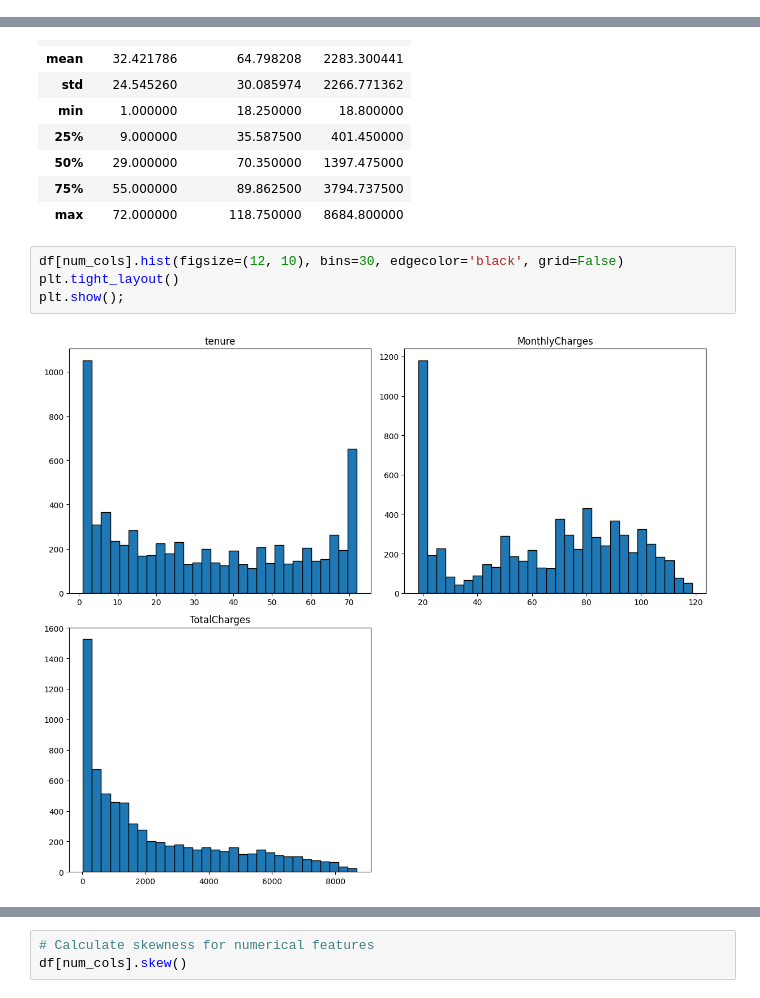
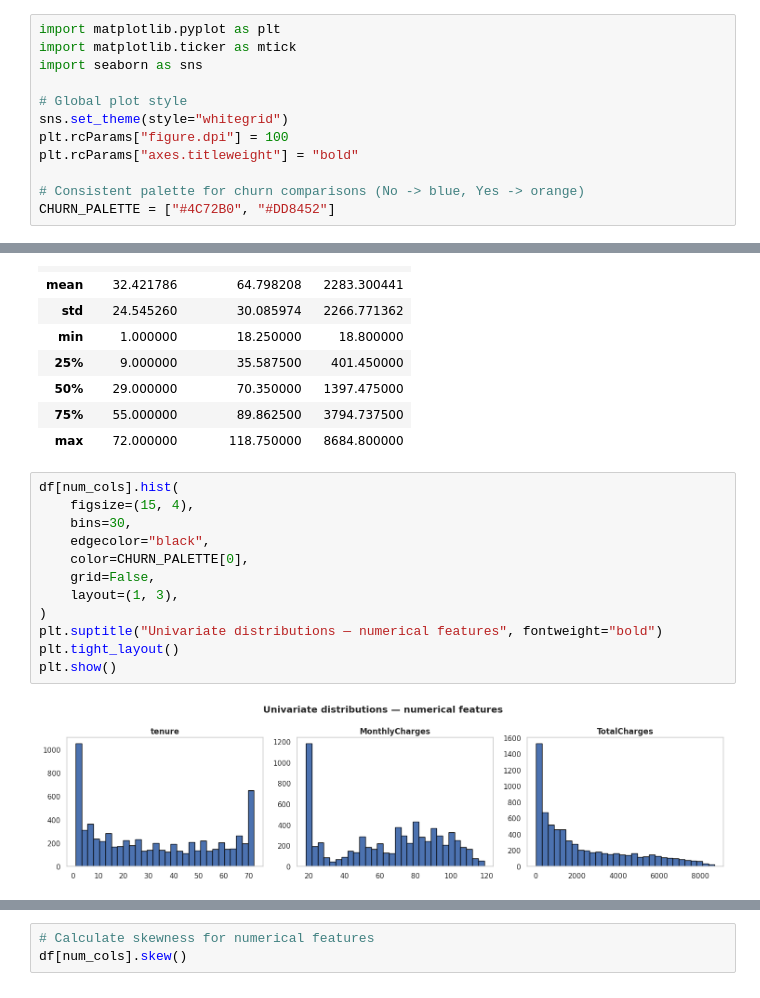
Before and after one commit to vinicius-goulart/health-churn-analysis, a Jupyter notebook: notebooks/01_eda.ipynb, the cells around one changed output, grey strips where cells are left out. Cells and saved outputs as stored; diff of their text form.

```diff
--- a/notebooks/01_eda.ipynb
+++ b/notebooks/01_eda.ipynb
@@ -12,4 +32,16 @@ df.head()
 | 3 | 7795-CFOCW | Male | 0 | No | No | 45 | No | No phone service | ... |
 | 4 | 9237-HQITU | Female | 0 | No | No | 2 | Yes | No | ... |
 5 rows × 21 columns
+# %%
+import matplotlib.pyplot as plt
+import matplotlib.ticker as mtick
+import seaborn as sns
+
+# Global plot style
+sns.set_theme(style="whitegrid")
+plt.rcParams["figure.dpi"] = 100
+plt.rcParams["axes.titleweight"] = "bold"
+
+# Consistent palette for churn comparisons (No -> blue, Yes -> orange)
+CHURN_PALETTE = ["#4C72B0", "#DD8452"]
 # %% [markdown]
@@ -210,9 +250,17 @@ df[num_cols].describe()
 | 75% | 55.000000 | 89.862500 | 3794.737500 |
 | max | 72.000000 | 118.750000 | 8684.800000 |
 # %%
-df[num_cols].hist(figsize=(12, 10), bins=30, edgecolor='black', grid=False)
+df[num_cols].hist(
+    figsize=(15, 4),
+    bins=30,
+    edgecolor="black",
+    color=CHURN_PALETTE[0],
+    grid=False,
+    layout=(1, 3),
+)
+plt.suptitle("Univariate distributions — numerical features", fontweight="bold")
 plt.tight_layout()
-plt.show();
+plt.show()
 # %% [output]
-[figure, old version]
+[figure, new version]
 # %%
```
Also changed, not shown: parts of 29 cells of this notebook.
